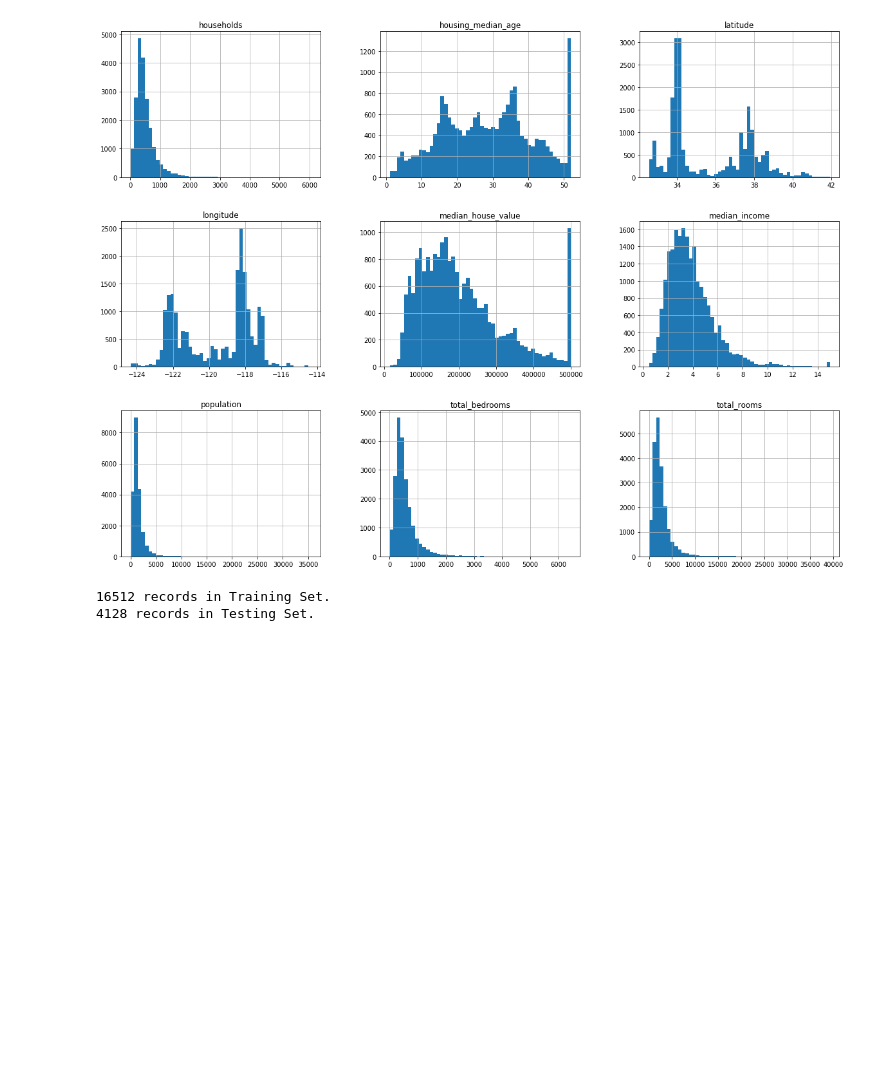
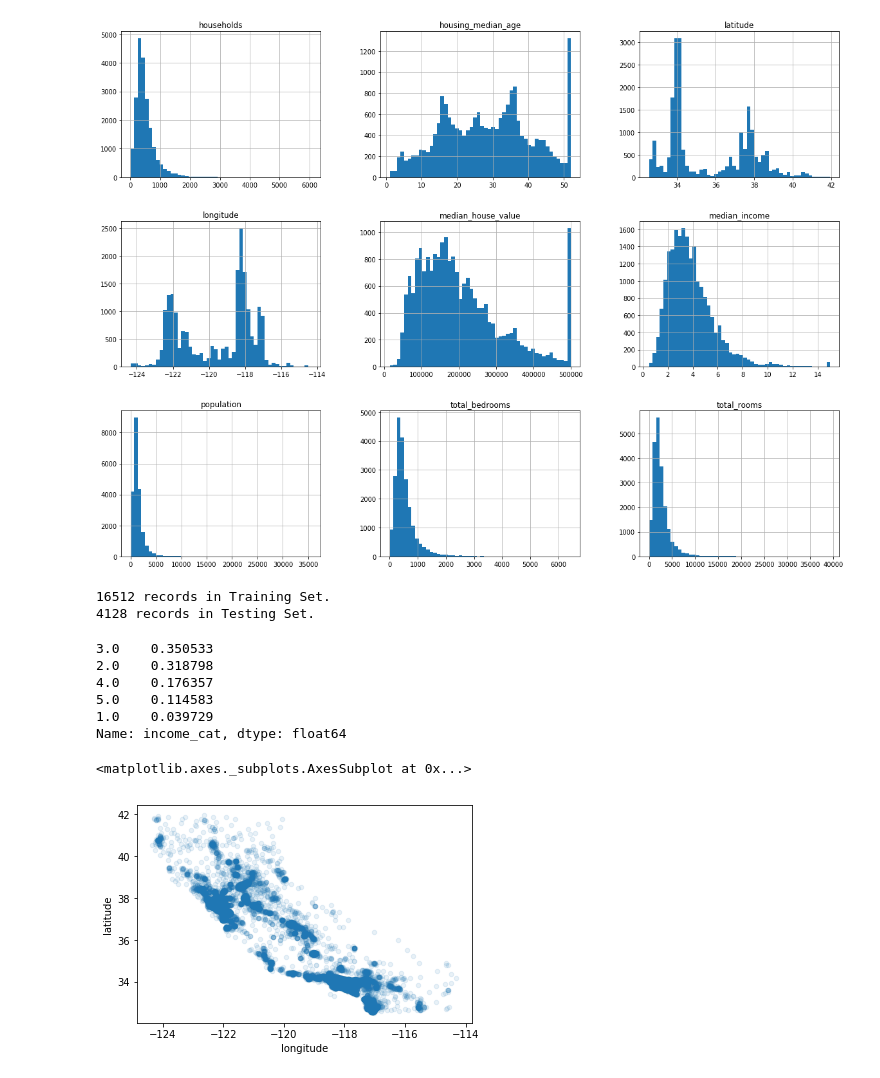
Before and after one commit to pdoyle5000/machine_learning, a Jupyter notebook: Basic Learning Project.ipynb, the cells around one changed output. Saved outputs shown, nothing was run; the diff lists cells and outputs as text; code cells hidden in the pictures; blank space fills up the shorter version.

```diff
--- a/Basic Learning Project.ipynb
+++ b/Basic Learning Project.ipynb
@@ -109,3 +109,24 @@ train_set, test_set = split_set_by_id(housing_with_id, .2, 'id')
 # Better yet, use sci-kits built in splitters
 from sklearn.model_selection import train_test_split
 train_set, test_set = train_test_split(housing_df, test_size=0.2, random_state = 42)
+# %%
+# Create a discrete variable for classification
+housing_df['income_cat'] = np.ceil(housing_df['median_income'] / 1.5)
+housing_df['income_cat'].where(housing_df['income_cat'] < 5, 5.0, inplace=True)
+# %%
+from sklearn.model_selection import StratifiedShuffleSplit
+
+# Awesome way to split test and train data.  Proportions for each category are same as overall set.
+split = StratifiedShuffleSplit(n_splits=1, test_size=0.2, random_state=42)
+for train_index, test_index in split.split(housing_df, housing_df['income_cat']):
+    strat_train_set = housing_df.loc[train_index]
+    strat_test_set = housing_df.loc[test_index]
+
+strat_test_set['income_cat'].value_counts() / len(strat_test_set)
+# %% [output]
+3.0    0.350533
+2.0    0.318798
+4.0    0.176357
+5.0    0.114583
+1.0    0.039729
+Name: income_cat, dtype: float64
@@ -111,0 +137,7 @@ train_set, test_set = train_test_split(housing_df, test_size=0.2, random_state =
+# %%
+# view the data set
+housing = strat_train_set.copy()
+housing.plot(kind='scatter', x='longitude', y='latitude', alpha=0.1)
+# %% [output]
+<matplotlib.axes._subplots.AxesSubplot at 0x...>
+[figure, added]
```
Also changed, not shown: parts of 13 cells of this notebook, 2 other files.
